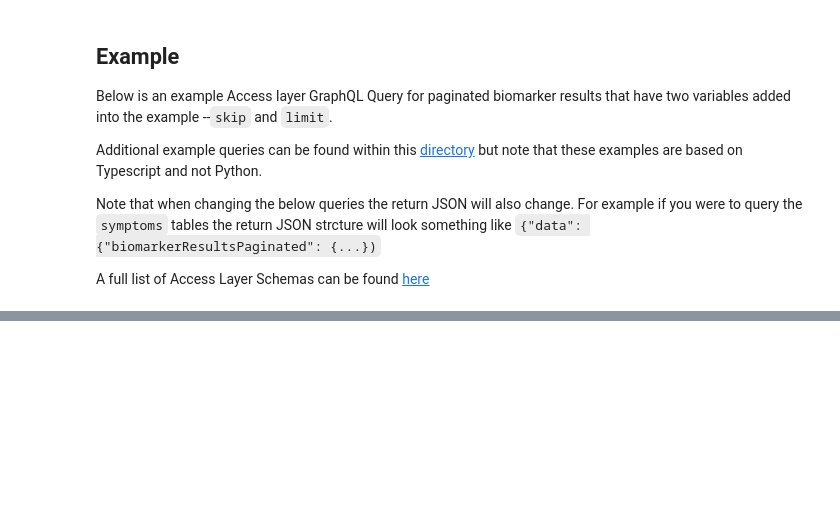
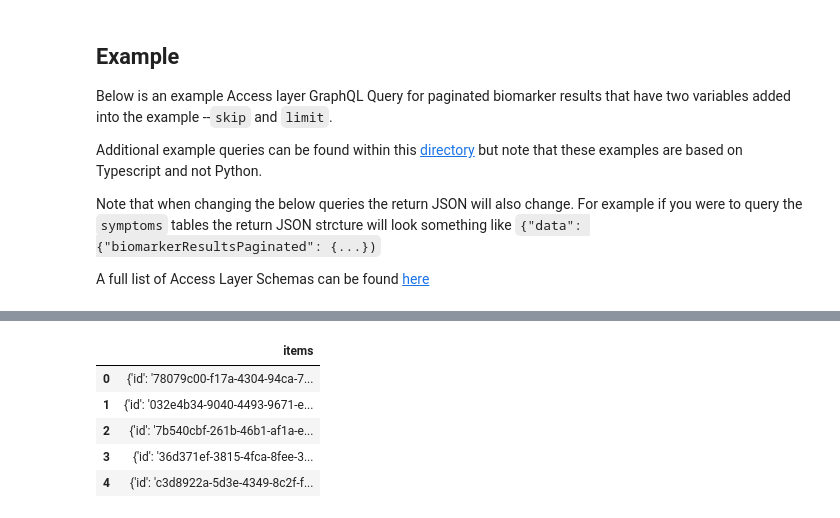
Before and after one commit to consta55/data_eda, a Jupyter notebook: access-layer-colab.ipynb, the cells around one changed output, grey strips where cells are left out. Cells and saved outputs as stored; diff of their text form; code cells hidden in the pictures; blank space fills up the shorter version.

```diff
--- a/access-layer-colab.ipynb
+++ b/access-layer-colab.ipynb
@@ -277,0 +416,30 @@ pp.pprint(access_layer_df)
+# %%
+skip = 0  # @param {type:"string"}
+limit = 1000  # @param {type:"string"}
+
+# An example Access layer GraphQL Query can be found below with two variables
+# Set.
+query = """
+{
+  biomarkerResultsPaginated(skip: %s, limit: %s) {
+    items {
+      id
+      biomarkerName
+    }
+  }
+}
+""" % (skip, limit)
+
+# Call Access Layer
+response = requests.post(
+    access_layer_url,
+    headers=headers,
+    json={'query': query})
+
+access_layer_return = response.json()
+extract_access_layer_data = access_layer_return.get(
+    "data", {}).get("biomarkerResultsPaginated", {})
+access_layer_df = pd.DataFrame(extract_access_layer_data)
+
+# Print the resulting dataframe
+print(access_layer_df)
@@ -277,0 +461,9 @@ pp.pprint(access_layer_df)
+# %%
+access_layer_df.head()
+# %% [output]
+|  | items |
+| 0 | {'id': '78079c00-f17a-4304-94ca-7... |
+| 1 | {'id': '032e4b34-9040-4493-9671-e... |
+| 2 | {'id': '7b540cbf-261b-46b1-af1a-e... |
+| 3 | {'id': '36d371ef-3815-4fca-8fee-3... |
+| 4 | {'id': 'c3d8922a-5d3e-4349-8c2f-f... |
```
Also changed, not shown: parts of 20 cells of this notebook, 12 other files.
